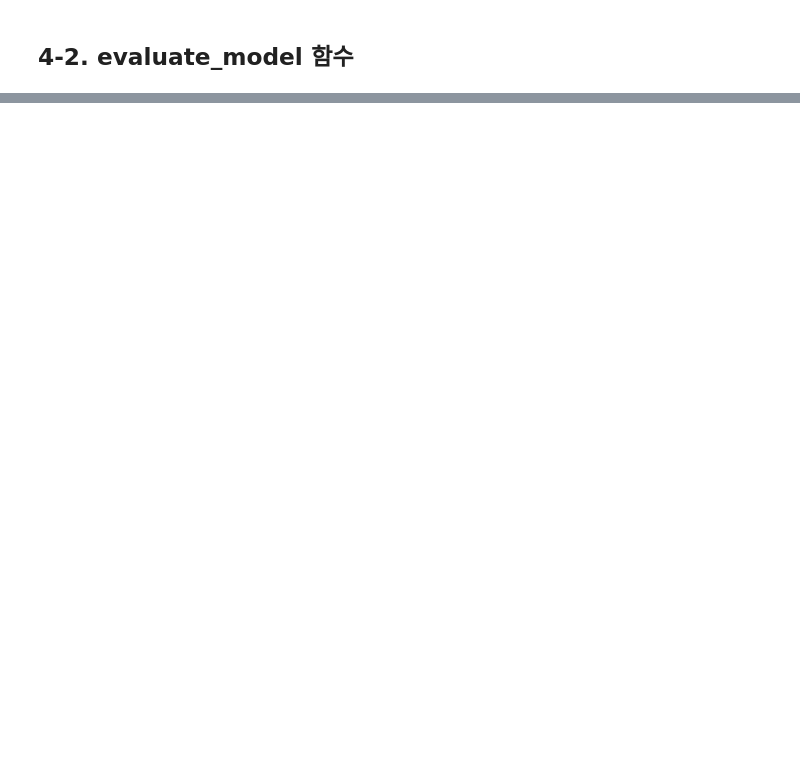
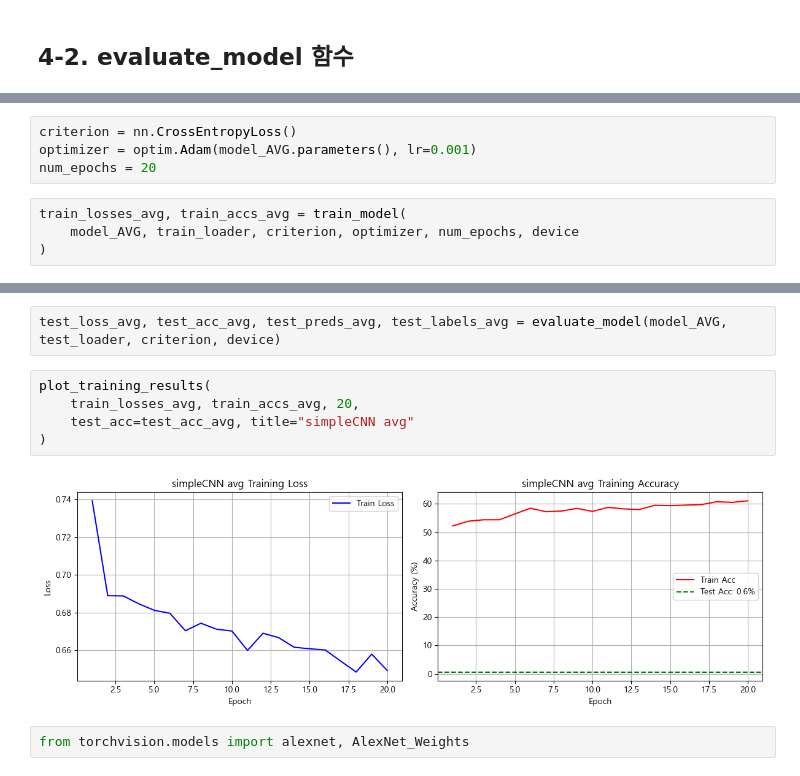
Before and after one commit to JiHyun13/deeplearning_and_lab_team.5, a Jupyter notebook: my_model.ipynb, the cells around one changed output, grey strips where cells are left out. Saved outputs shown, nothing was run; the diff lists cells and outputs as text; blank space fills up the shorter version.

```diff
--- a/my_model.ipynb
+++ b/my_model.ipynb
@@ -368,0 +793,8 @@ print(f'Test Loss: {test_loss:.4f}  Test Acc: {test_acc:.4f}')
+# %%
+criterion = nn.CrossEntropyLoss()
+optimizer = optim.Adam(model_AVG.parameters(), lr=0.001)
+num_epochs = 20
+# %%
+train_losses_avg, train_accs_avg = train_model(
+    model_AVG, train_loader, criterion, optimizer, num_epochs, device
+)
@@ -368,0 +807,11 @@ print(f'Test Loss: {test_loss:.4f}  Test Acc: {test_acc:.4f}')
+# %%
+test_loss_avg, test_acc_avg, test_preds_avg, test_labels_avg = evaluate_model(model_AVG, test_loader, criterion, device)
+# %%
+plot_training_results(
+    train_losses_avg, train_accs_avg, 20,
+    test_acc=test_acc_avg, title="simpleCNN avg"
+)
+# %% [output]
+[figure, added]
+# %%
+from torchvision.models import alexnet, AlexNet_Weights
```
Also changed, not shown: parts of 55 cells of this notebook, 15 other files.
